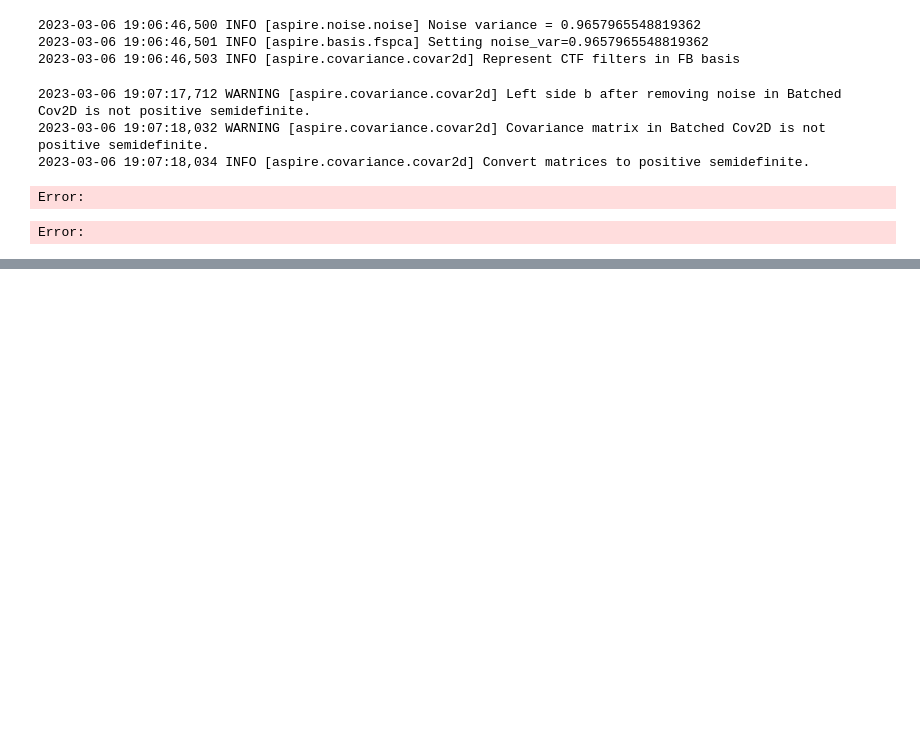
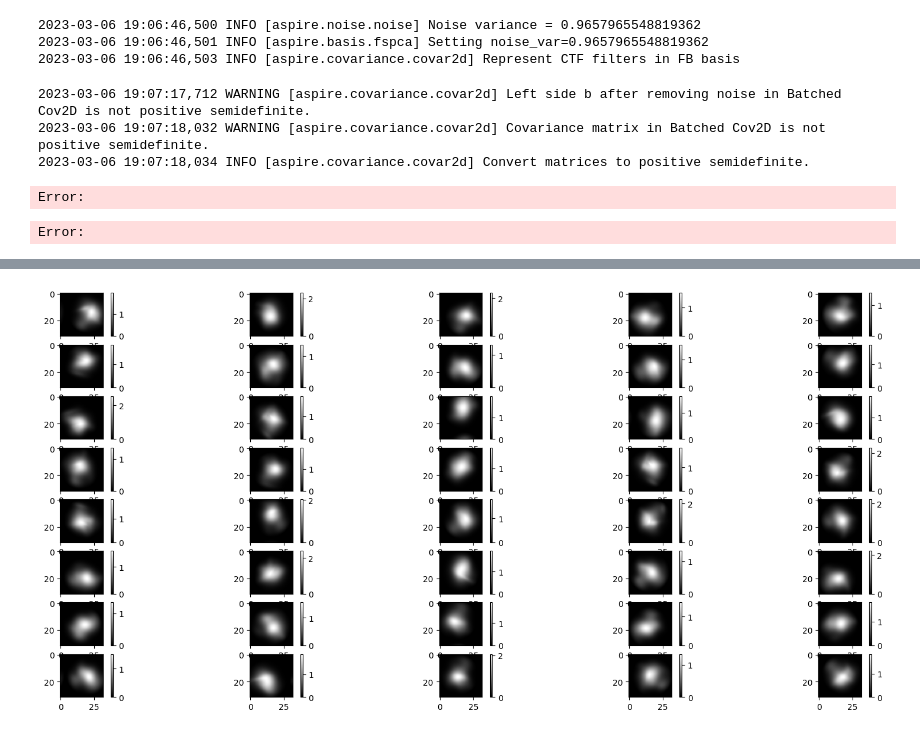
Before and after one commit to yqaddur1/ASPIRE-Python, a Jupyter notebook: aspire-code/volume/sim.ipynb, the cells around one changed output, grey strips where cells are left out. Cells and saved outputs as stored; diff of their text form; code cells hidden in the pictures; blank space fills up the shorter version.

```diff
--- a/aspire-code/volume/sim.ipynb
+++ b/aspire-code/volume/sim.ipynb
@@ -143,0 +244,4 @@ Error:
+# %%
+src.images[indices].show()
+# %% [output]
+[figure, added]
```
Also changed, not shown: parts of 8 cells of this notebook, 31 other files.
